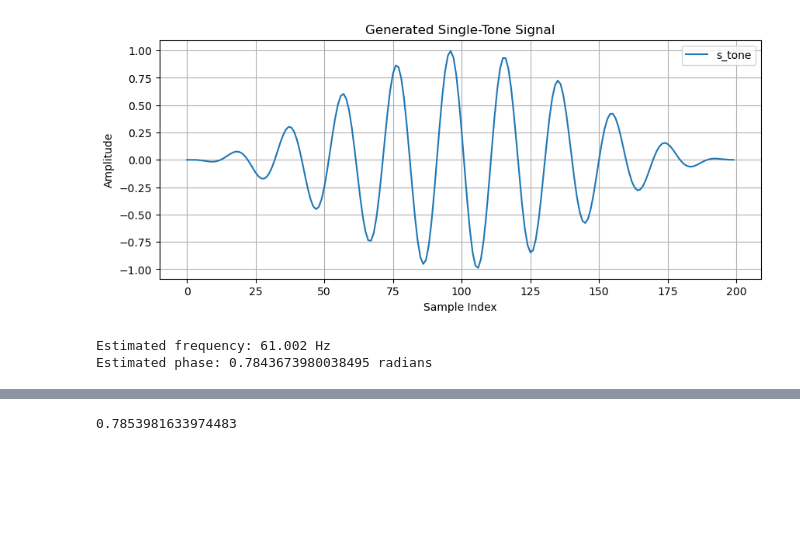
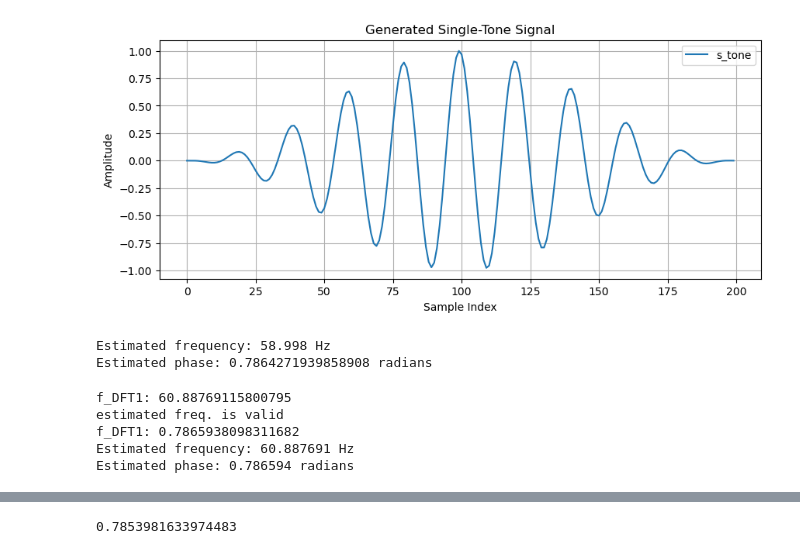
Before and after one commit to Licates/ENFify, a Jupyter notebook: notebooks/Frequence_and_phase_extraction.ipynb, the cells around one changed output, grey strips where cells are left out. Cells and saved outputs as stored; diff of their text form; code cells hidden in the pictures; blank space fills up the shorter version.

Commit message:
phase estimation notebook

```diff
--- a/notebooks/Frequence_and_phase_extraction.ipynb
+++ b/notebooks/Frequence_and_phase_extraction.ipynb
@@ -135,33 +108,55 @@ def estimate_frequency_and_phase_derivative(s_tone, Fs, M, N_DFT, window_type):
         phi = phi_2
 
     return f0_estimated, phase_estimated
+# %%
+# Example usage
+Fs = 1200 # Sampling frequency (Hz)
+f0 = 59  # Frequency of the tone (Hz)
+phi0 = np.pi/4  # Phase of the tone (radians)
+M = 200 # Number of samples
+N_DFT = 200000
+window_type = 'hann'  # Optional window type (e.g., 'hann', 'hamming', etc.)
+
+# Generate the signal
+n_windowed, s_tone_windowed = generate_s_tone_windowed(Fs, f0, phi0, M, window_type)
+
+
+#Plot the generated signal
+plt.figure(figsize=(10, 4))
+plt.plot(n_windowed, s_tone_windowed, label='s_tone')
+plt.title('Generated Single-Tone Signal')
+plt.xlabel('Sample Index')
+plt.ylabel('Amplitude')
+plt.grid()
+plt.legend()
+plt.show()
+
+# Estimate frequency and phase
+f0_estimated, phi0_estimated = estimate_frequency_and_phase(s_tone_windowed, Fs, M, N_DFT)
+print(f"Estimated frequency: {f0_estimated} Hz")
+print(f"Estimated phase: {phi0_estimated} radians")
+# %% [output]
+[figure, added]
+Estimated frequency: 58.998 Hz
+Estimated phase: 0.7864271939858908 radians
 # %%
 # Example usage
 Fs = 1200 # Sampling frequency (Hz)
-f0 = 61  # Frequency of the tone (Hz)
-phi0 = np.pi/4  # Phase of the tone (radians)
-M = 200 # Number of samples
-N_DFT = 200000
+f0 = 60.89 # Frequency of the tone (Hz)
+phi0 = np.pi/4 # Phase of the tone (radians)
+M =  200 # Number of samples
+N_DFT = 20000
 window_type = 'hann'  # Optional window type (e.g., 'hann', 'hamming', etc.)
 
 # Generate the signal
-n_windowed, s_tone_windowed = generate_s_tone_windowed(Fs, f0, phi0, M, window_type)
+n, s_tone = generate_s_tone(Fs, f0, phi0, M)
+
+frequency_estimated, phase_estimated = estimate_frequency_and_phase_derivative(s_tone, Fs, M, N_DFT, window_type)
+print(f"Estimated frequency: {frequency_estimated:.6f} Hz")
+print(f"Estimated phase: {phase_estimated:.6f} radians")
+# %% [output]
+f_DFT1: 60.88769115800795
+estimated freq. is valid
+f_DFT1: 0.7865938098311682
+Estimated frequency: 60.887691 Hz
+Estimated phase: 0.786594 radians
-# %%
-#Plot the generated signal
-plt.figure(figsize=(10, 4))
-plt.plot(n_windowed, s_tone_windowed, label='s_tone')
-plt.title('Generated Single-Tone Signal')
-plt.xlabel('Sample Index')
-plt.ylabel('Amplitude')
-plt.grid()
-plt.legend()
-plt.show()
-
-# Estimate frequency and phase
-f0_estimated, phi0_estimated = estimate_frequency_and_phase(s_tone_windowed, Fs, M, N_DFT)
-print(f"Estimated frequency: {f0_estimated} Hz")
-print(f"Estimated phase: {phi0_estimated} radians")
-# %% [output]
-[figure, removed]
-Estimated frequency: 61.002 Hz
-Estimated phase: 0.7843673980038495 radians
```
Also changed, not shown: parts of 3 cells of this notebook.
